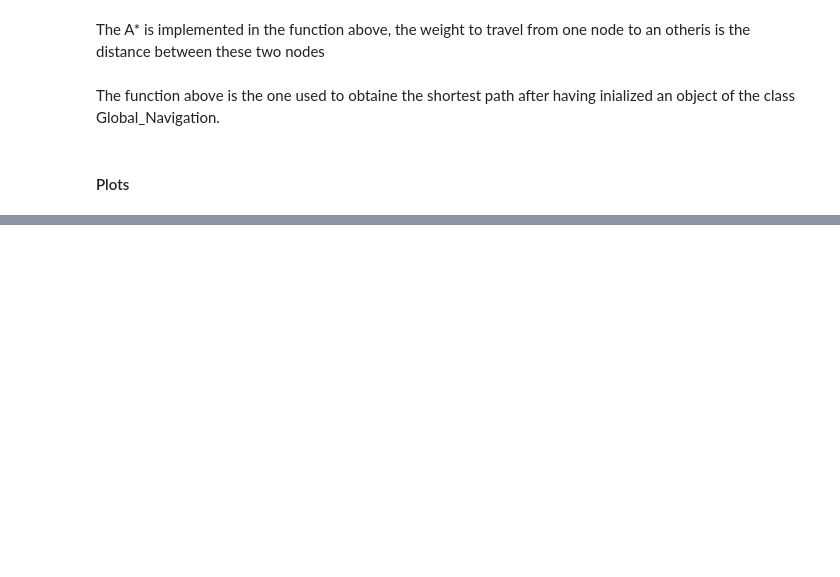
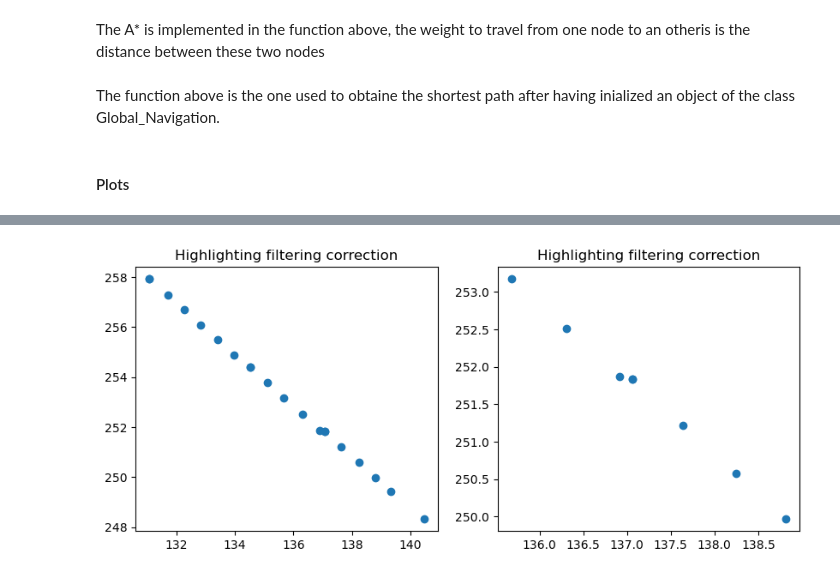
Before and after one commit to RobinJunod/Project_thymio, a Jupyter notebook: main.ipynb, the cells around one changed output, grey strips where cells are left out. Saved outputs shown, nothing was run; the diff lists cells and outputs as text; code cells hidden in the pictures; blank space fills up the shorter version.

```diff
--- a/main.ipynb
+++ b/main.ipynb
@@ -463,0 +532,21 @@ AttributeError: 'list' object has no attribute 'get_label'
+# %%
+# here we will highlight the moment the filter is going to recompute the thymio postion
+plt.figure(1,figsize=(10,4))
+
+plt.subplot(121)
+thymio_traj_points_ = thymio_traj_points[:,130:150]
+plt.title('Highlighting filtering correction')
+plt.scatter(thymio_traj_points_[0],thymio_traj_points_[1])
+
+plt.subplot(122)
+thymio_traj_points_ = thymio_traj_points[:,140:148]
+plt.title('Highlighting filtering correction')
+plt.scatter(thymio_traj_points_[0],thymio_traj_points_[1])
+
+
+plt.show()
+
+# We can see on near the region [137,252] 2 points being close to eachother.
+# we have here the filtering recomputing a better position for the thymio
+# %% [output]
+[figure, added]
```
Also changed, not shown: parts of 10 cells of this notebook, 11 other files.
